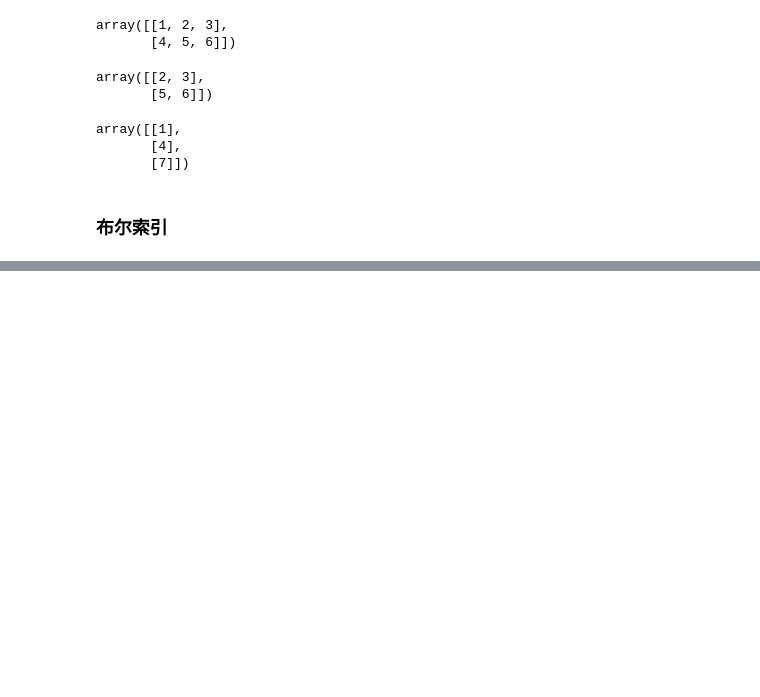
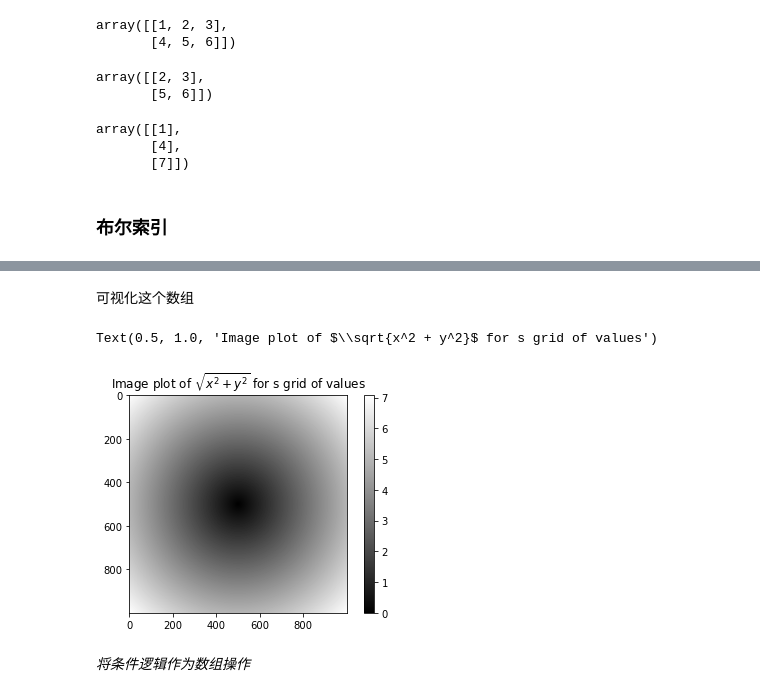
Before and after one commit to xiaojie25/Python-of-Data-Analysis, a Jupyter notebook: NunPy基础：数组与向量化计算/NumPy基础：数据与向量化计算.ipynb, the cells around one changed output, grey strips where cells are left out. Drawn from its saved outputs; the diff is of its cells as text; code cells hidden in the pictures; blank space fills up the shorter version.

```diff
--- a/NunPy基础：数组与向量化计算/NumPy基础：数据与向量化计算.ipynb
+++ b/NunPy基础：数组与向量化计算/NumPy基础：数据与向量化计算.ipynb
@@ -291,0 +486,4 @@ array([[1],
+# %%
+points = np.arange(-5, 5, 0.01)
+# %%
+xs, ys = np.meshgrid(points, points)
@@ -291,0 +500,2 @@ array([[1],
+# %%
+z = np.sqrt(xs ** 2 + ys ** 2)
@@ -291,0 +518,2 @@ array([[1],
+# %% [markdown]
+可视化这个数组
@@ -291,0 +522,9 @@ array([[1],
+# %%
+plt.imshow(z, cmap=plt.cm.gray)
+plt.colorbar()
+plt.title("Image plot of $\sqrt{x^2 + y^2}$ for s grid of values")
+# %% [output]
+Text(0.5, 1.0, 'Image plot of $\\sqrt{x^2 + y^2}$ for s grid of values')
+[figure, added]
+# %% [markdown]
+_将条件逻辑作为数组操作_
```
Also changed, not shown: parts of 100 cells of this notebook.
